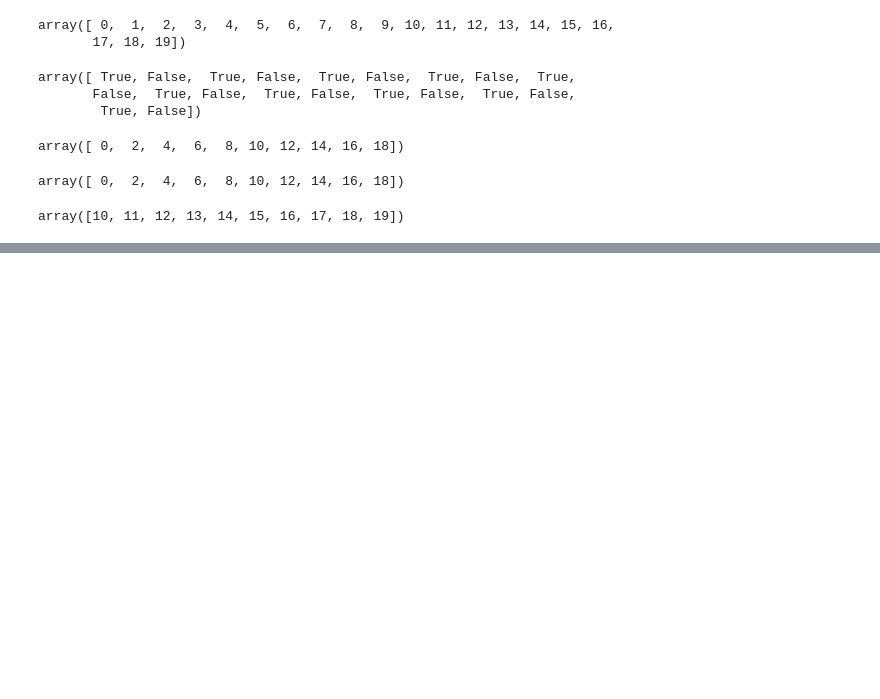
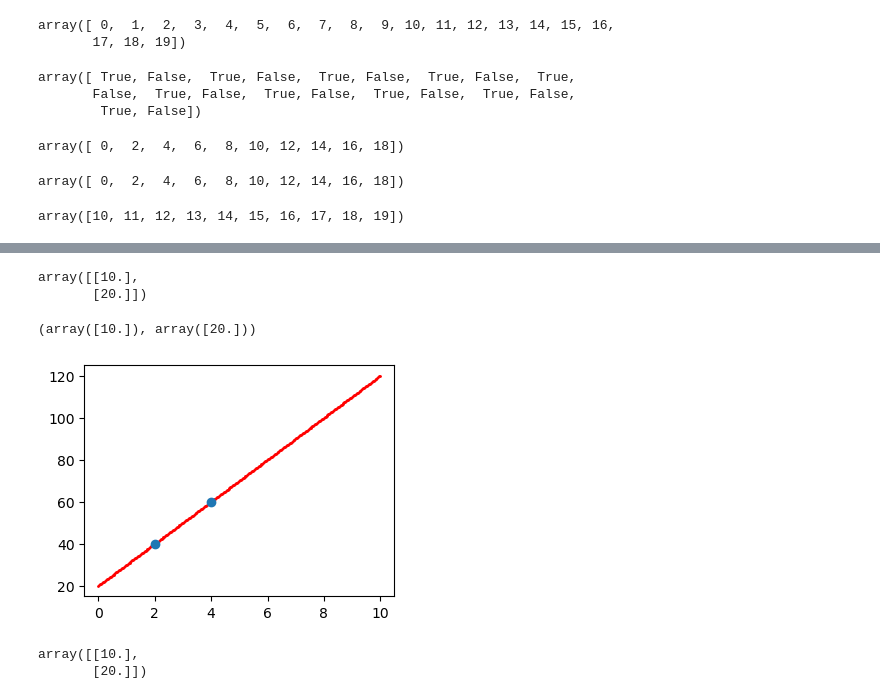
Before and after one commit to chjogit/ai, a Jupyter notebook: source/01_python/ch10_N차원 배열 다루기.ipynb, the cells around one changed output, grey strips where cells are left out. Saved outputs shown, nothing was run; the diff lists cells and outputs as text; code cells hidden in the pictures; blank space fills up the shorter version.

```diff
--- a/source/01_python/ch10_N차원 배열 다루기.ipynb
+++ b/source/01_python/ch10_N차원 배열 다루기.ipynb
@@ -1624,0 +1664,37 @@ array([10, 11, 12, 13, 14, 15, 16, 17, 18, 19])
+# %%
+x = np.array([2,4]) # 독립 변수(입력 데이터)
+y = np.array([40,60]) # 종속 변수(타겟 변수)
+Y = y.reshape(-1,1)
+X = np.c_[x, np.ones(len(x))]  # [2,4]와 [1,1]의 각 배열을 세로로 추가
+# %%
+#     X⁻¹@ X = I
+wb = np.linalg.inv(X)@Y
+wb
+# %% [output]
+array([[10.],
+       [20.]])
+# %%
+# 가중치 weight, 편향 bias / y = wx + b
+wb[0], wb[1]
+# %% [output]
+(array([10.]), array([20.]))
+# %%
+# 도출된 회귀식 y = wx + b으로 계산된 예측값 h
+x_ = np.linspace(0, 10, 300)
+h = wb[0]*x_ + wb[1]
+h = np.add(np.multiply(wb[0], x_), wb[1]) # 데이터가 많고, 식이 복잡할 경우 범용함수 사용을 권장함
+# %%
+import matplotlib.pyplot as plt
+plt.figure(figsize=(4,3)) # 현재 셀의 그래프 사이즈 조정
+plt.rcParams['figure.figsize'] = 4,3 # 그래프 사이즈 default 조정
+plt.scatter(x_, h, c='r', s=1) # 점그래프 scatter(X, Y, color, size)
+plt.scatter(x, y) # 실제 데이터
+plt.show()
+# %% [output]
+[figure, added]
+# %%
+# X가 정방행렬인 경우, linalg.solve() 사용 가능
+np.linalg.solve(X, Y)
+# %% [output]
+array([[10.],
+       [20.]])
```
Also changed, not shown: parts of 49 cells of this notebook, 14 other files.
